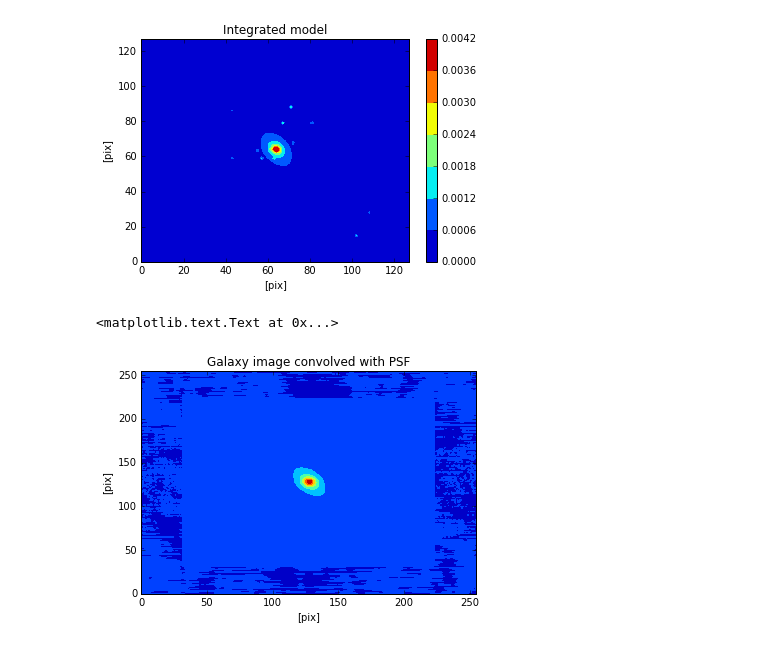
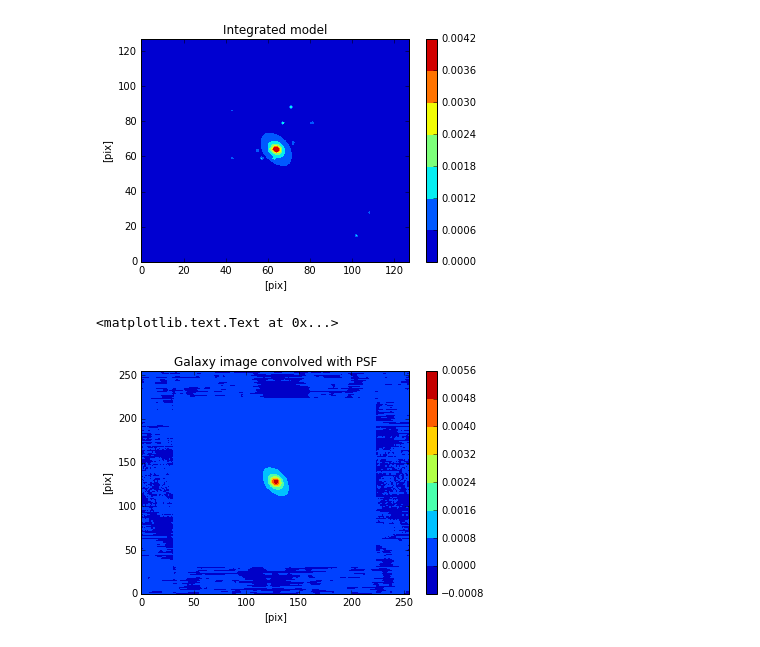
Before and after one commit to mbuchove/notebook-wurk-b, a Jupyter notebook: stats/HW_6_PS.ipynb, the cells around one changed output. Saved outputs shown, nothing was run; the diff lists cells and outputs as text; code cells hidden in the pictures.

```diff
--- a/stats/HW_6_PS.ipynb
+++ b/stats/HW_6_PS.ipynb
@@ -257,23 +257,24 @@ def my_fft_2d(a, inverse=False):
 # %%
 #Zero pad data
 model_int_p = zero_pad_2d(model_int, 256)
 psf_data_p = zero_pad_2d(psf_data, 256)
 
 #FFT padded data
 model_int_f = my_fft_2d(model_int_p)
 psf_data_f = my_fft_2d(psf_data_p)
 
 #Do convolution in Fourier space, i.e. element-wise multiplication
 conv_f = model_int_f*psf_data_f
 
 #Inverse FFT back
 conv = my_fft_2d(conv_f, inverse=True)
 
 #Plot result
-plt.contourf(np.fft.fftshift(conv))
+plt.contourf(np.real(np.fft.fftshift(conv)))
+plt.colorbar()
 plt.title('Galaxy image convolved with PSF')
 plt.xlabel('[pix]')
 plt.ylabel('[pix]')
 # %% [output]
 <matplotlib.text.Text at 0x...>
-[figure, old version]
+[figure, new version]
```
Also changed, not shown: parts of 2 cells of this notebook.
